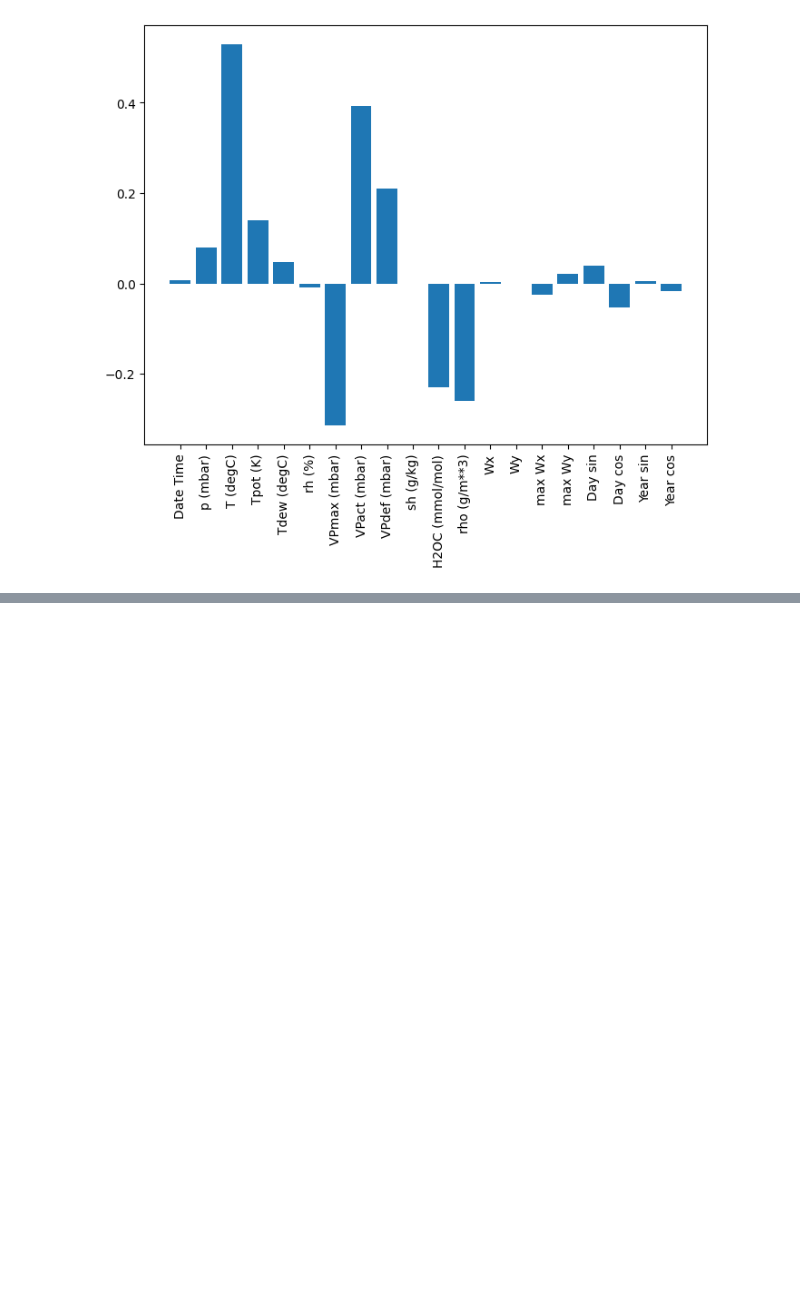
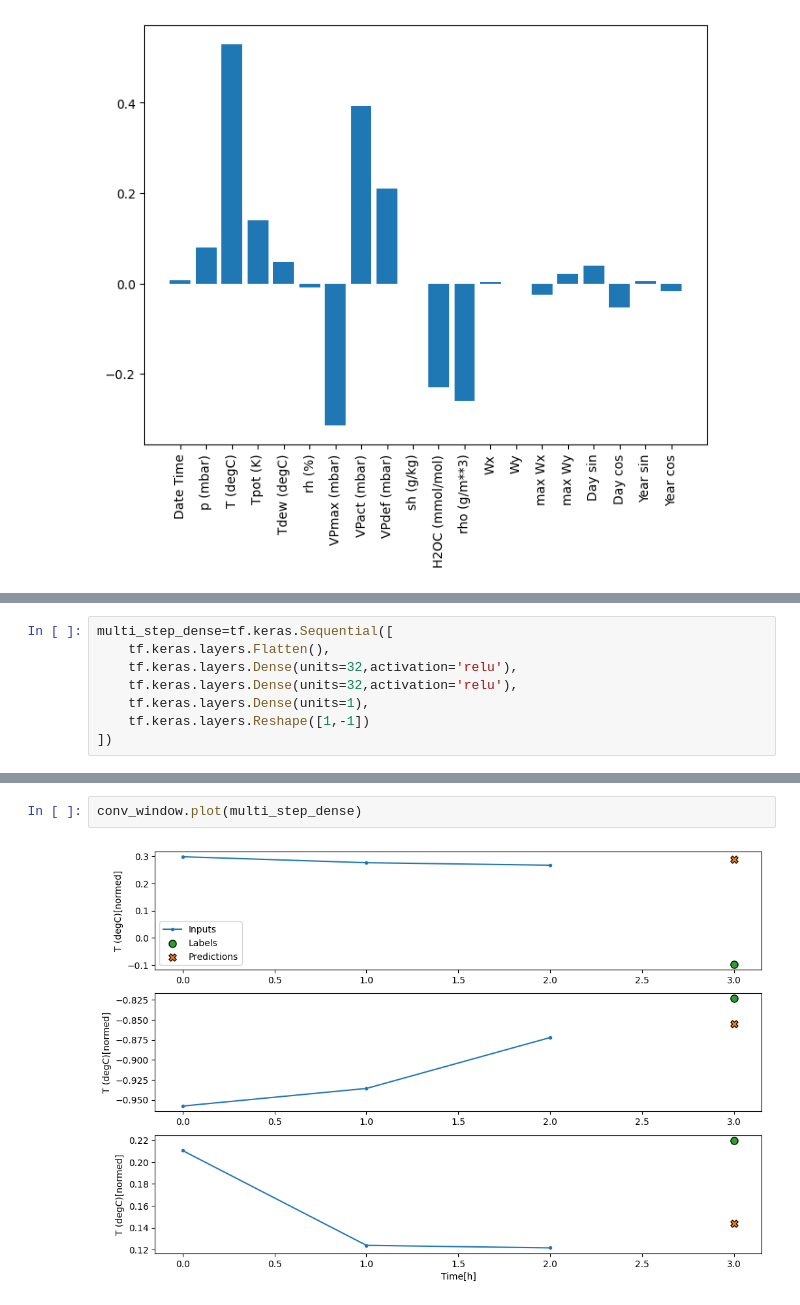
Before and after one commit to sandhrabijoy/Time-series, a Jupyter notebook: time_series_forecasting2_.ipynb, the cells around one changed output, grey strips where cells are left out. Saved outputs shown, nothing was run; the diff lists cells and outputs as text; blank space fills up the shorter version.

```diff
--- a/time_series_forecasting2_.ipynb
+++ b/time_series_forecasting2_.ipynb
@@ -633,0 +684,8 @@ _ = axis.set_xticklabels(df.columns, rotation=90)
+# %%
+multi_step_dense=tf.keras.Sequential([
+    tf.keras.layers.Flatten(),
+    tf.keras.layers.Dense(units=32,activation='relu'),
+    tf.keras.layers.Dense(units=32,activation='relu'),
+    tf.keras.layers.Dense(units=1),
+    tf.keras.layers.Reshape([1,-1])
+])
@@ -633,0 +706,4 @@ _ = axis.set_xticklabels(df.columns, rotation=90)
+# %%
+conv_window.plot(multi_step_dense)
+# %% [output]
+[figure, added]
```
Also changed, not shown: parts of 7 cells of this notebook.
